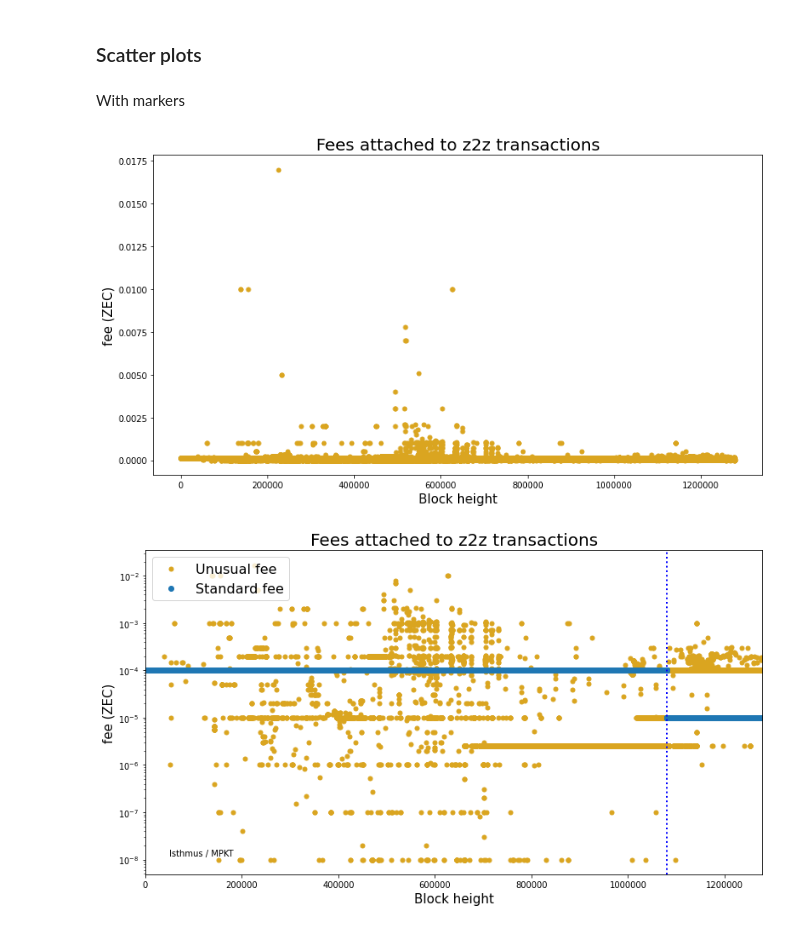
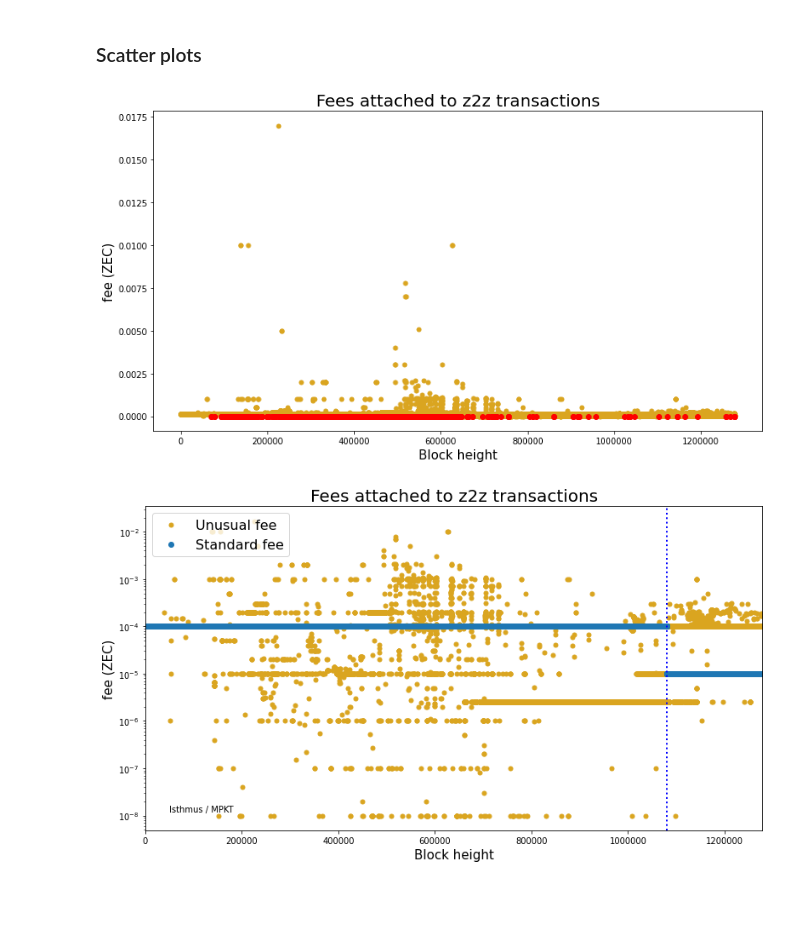
Before and after one commit to Mitchellpkt/z2z-metadata, a Jupyter notebook: analysis/analysis.ipynb, the cells around one changed output. Cells and saved outputs as stored; diff of their text form; code cells hidden in the pictures; blank space fills up the shorter version.

```diff
--- a/analysis/analysis.ipynb
+++ b/analysis/analysis.ipynb
@@ -117,12 +79,12 @@ df_counts.head(10)
 # %% [markdown]
 ### Scatter plots
-# %% [markdown]
-With markers
 # %%
 f = isli.scatter(df['block_number'], df['fee_ZEC'], markersize=25, xlabel='Block height', ylabel='fee (ZEC)', markercolor='goldenrod',title='Fees attached to z2z transactions');
+zero_fees = df['fee'] == 0
+plt.scatter(df['block_number'][zero_fees], df['fee_ZEC'][zero_fees], color='r')
 plt.ticklabel_format(style='plain');
 # %% [output]
-[figure, old version]
+[figure, new version]
 # %%
 isli.scatter(df['block_number'], df['fee_ZEC'], markersize=25, xlabel='Block height', ylabel='fee (ZEC)', markercolor='goldenrod', yscale='log', title='Fees attached to z2z transactions');
 standard_fees = df['standard_fee'] == True
```
Also changed, not shown: parts of 18 cells of this notebook.
